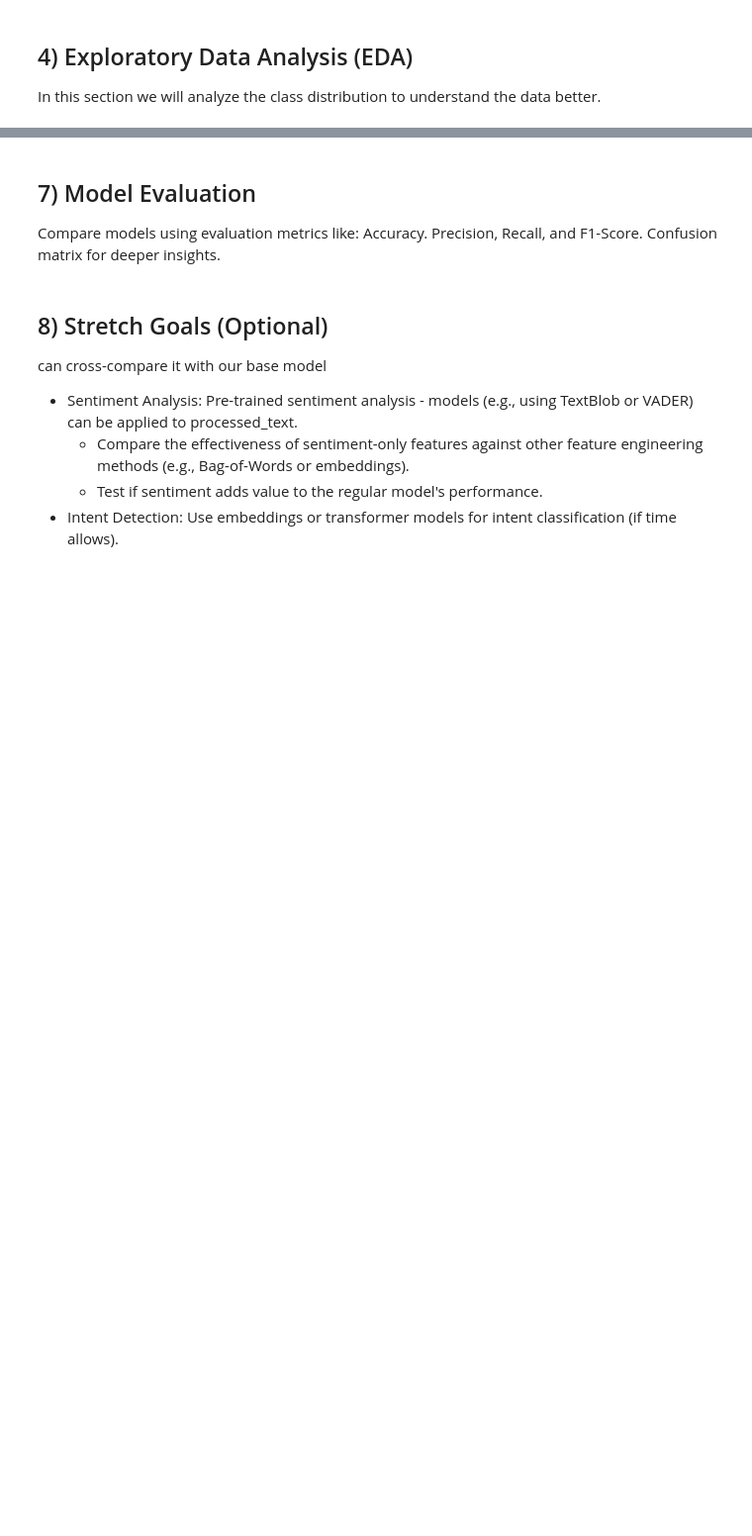
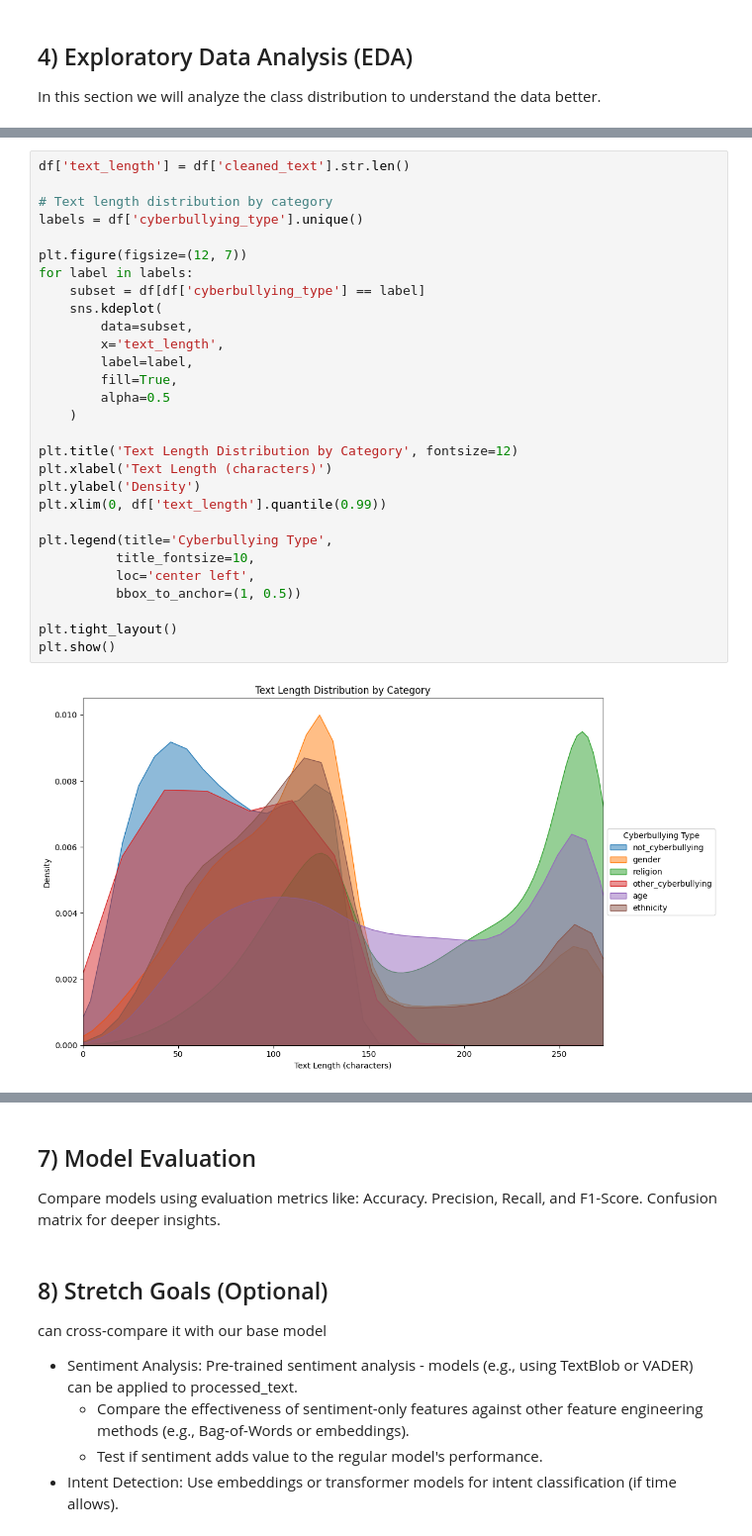
Before and after one commit to fmora22/cs412_project, a Jupyter notebook: cs412_project.ipynb, the cells around one changed output, grey strips where cells are left out. Shown at 99% size. Saved outputs shown, nothing was run; the diff lists cells and outputs as text; blank space fills up the shorter version.

```diff
--- a/cs412_project.ipynb
+++ b/cs412_project.ipynb
@@ -279,0 +313,31 @@ train and test model
+# %%
+df['text_length'] = df['cleaned_text'].str.len()
+
+# Text length distribution by category
+labels = df['cyberbullying_type'].unique()
+
+plt.figure(figsize=(12, 7))
+for label in labels:
+    subset = df[df['cyberbullying_type'] == label]
+    sns.kdeplot(
+        data=subset,
+        x='text_length',
+        label=label,
+        fill=True,
+        alpha=0.5
+    )
+
+plt.title('Text Length Distribution by Category', fontsize=12)
+plt.xlabel('Text Length (characters)')
+plt.ylabel('Density')
+plt.xlim(0, df['text_length'].quantile(0.99))
+
+plt.legend(title='Cyberbullying Type',
+          title_fontsize=10,
+          loc='center left',
+          bbox_to_anchor=(1, 0.5))
+
+plt.tight_layout()
+plt.show()
+# %% [output]
+[figure, added]
```
Also changed, not shown: parts of 25 cells of this notebook.
